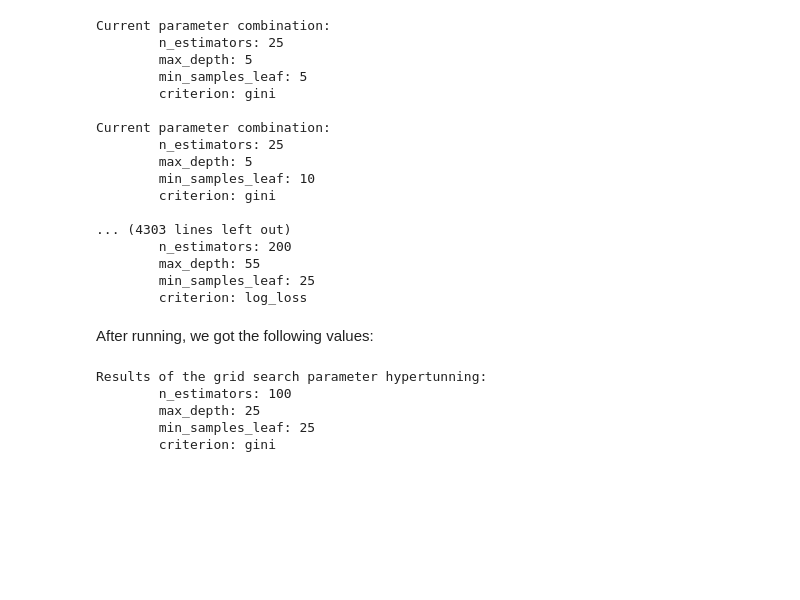
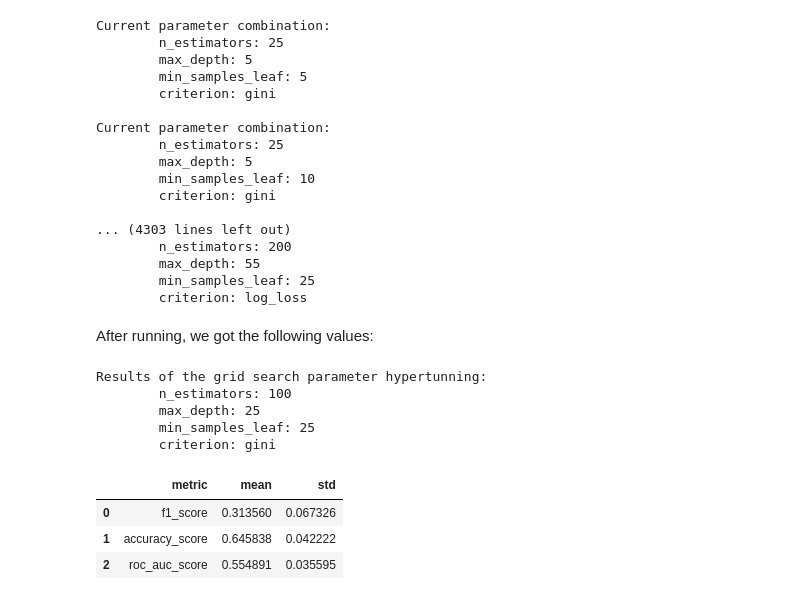
Before and after one commit to barbara-san/LabIACD-Project-1, a Jupyter notebook: Delivery/random_forest_parameter_hypertuning.ipynb, the cells around one changed output. Saved outputs shown, nothing was run; the diff lists cells and outputs as text; code cells hidden in the pictures; blank space fills up the shorter version.

Commit message:
update rf results

```diff
--- a/Delivery/random_forest_parameter_hypertuning.ipynb
+++ b/Delivery/random_forest_parameter_hypertuning.ipynb
@@ -79,3 +79,16 @@ Results of the grid search parameter hypertunning:
         max_depth: 25
         min_samples_leaf: 25
         criterion: gini
+# %%
+best = {'n_estimators': 100, 'max_depth': 25, 'min_samples_leaf': 25, 'criterion': "gini"}
+
+best_rf = RandomForestClassifier(**best)
+scores = k_fold_cv(model=best_rf, df=df, pca_components=50)
+
+metrics_results = mean_std_results_k_fold_CV(scores)
+metrics_results
+# %% [output]
+|  | metric | mean | std |
+| 0 | f1_score | 0.313560 | 0.067326 |
+| 1 | accuracy_score | 0.645838 | 0.042222 |
+| 2 | roc_auc_score | 0.554891 | 0.035595 |
```
Also changed, not shown: parts of 1 cell of this notebook.
